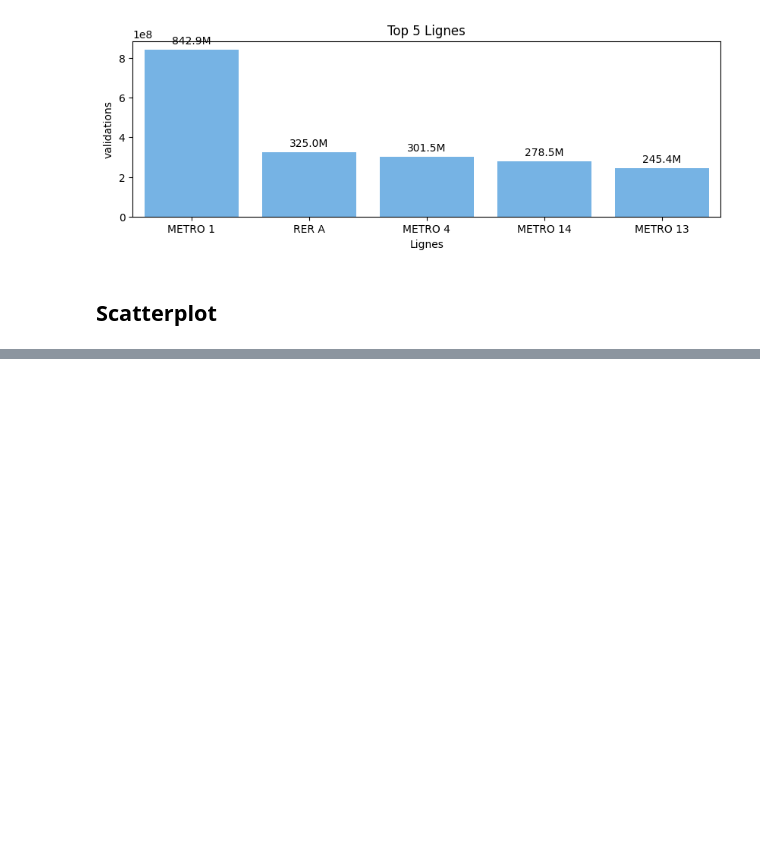
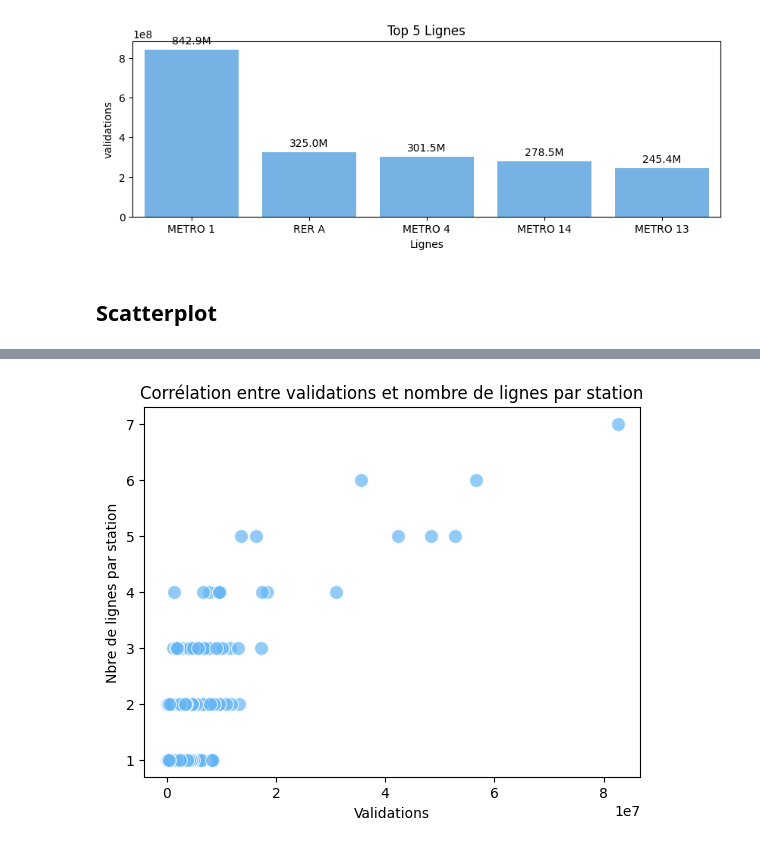
Before and after one commit to m1111111ke/idfm, a Jupyter notebook: notebooks/2_idfm_analyses.ipynb, the cells around one changed output, grey strips where cells are left out. Saved outputs shown, nothing was run; the diff lists cells and outputs as text; code cells hidden in the pictures; blank space fills up the shorter version.

```diff
--- a/notebooks/2_idfm_analyses.ipynb
+++ b/notebooks/2_idfm_analyses.ipynb
@@ -167,3 +227,15 @@ plt.show()
 [figure]
 # %% [markdown]
 ## Scatterplot
+# %%
+# Regroupement par station.
+validations_lignes_df = (
+    df.groupby("nom_zdc")
+    .agg(
+        {
+            "nb_lignes": "max",
+            "nb_vald": "sum"
+        }
+    )
+    .reset_index()
+)
@@ -169,0 +274,14 @@ plt.show()
+# %%
+# Corrélation entre nombre de validations et nombre de lignes correspondance par station.
+
+plt.figure()
+
+sns.scatterplot(validations_lignes_df, x="nb_vald", y="nb_lignes", color="#64B5F6", alpha=0.7, s=100)
+
+plt.title("Corrélation entre validations et nombre de lignes par station")
+plt.xlabel("Validations")
+plt.ylabel("Nbre de lignes par station")
+
+plt.show()
+# %% [output]
+[figure, added]
```
Also changed, not shown: parts of 11 cells of this notebook, 2 other files.
